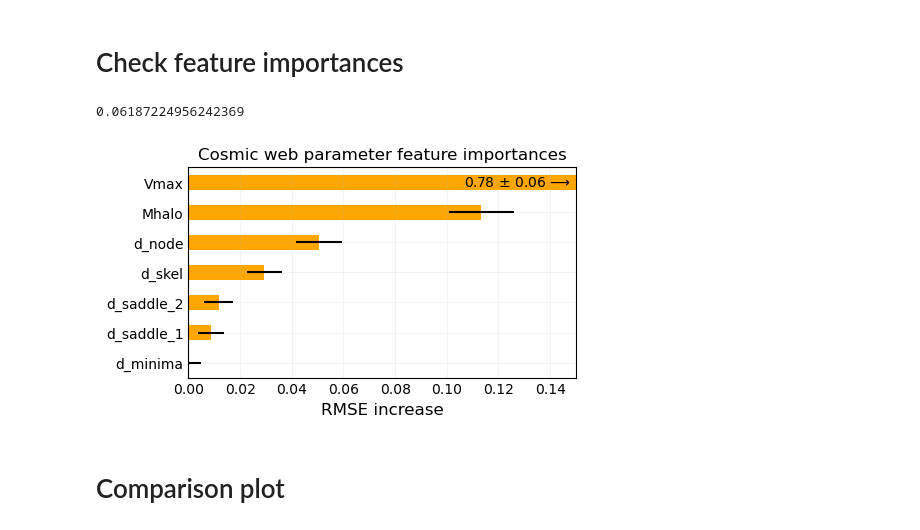
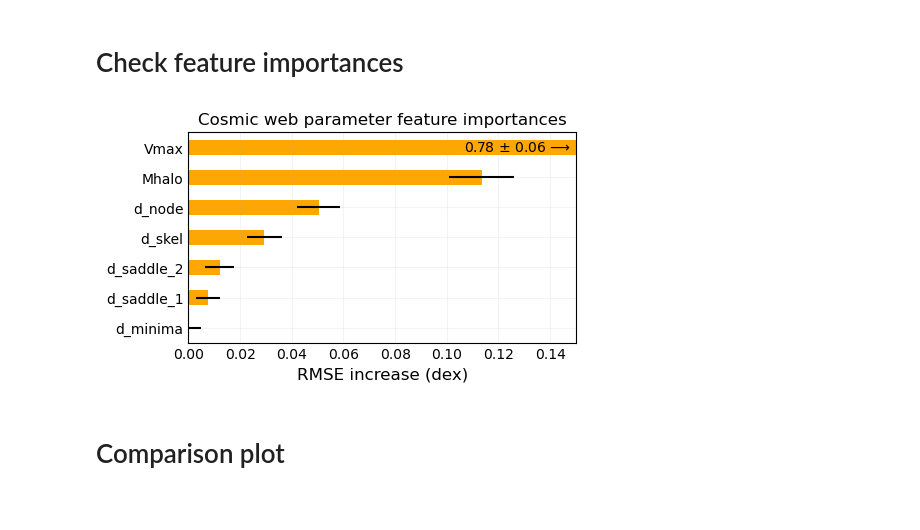
Before and after one commit to jwuphysics/halo-gnns, a Jupyter notebook: notebook/linking-length-tests/disperse_cosmic_web.ipynb, the cells around one changed output. Drawn from its saved outputs; the diff is of its cells as text; code cells hidden in the pictures.

```diff
--- a/notebook/linking-length-tests/disperse_cosmic_web.ipynb
+++ b/notebook/linking-length-tests/disperse_cosmic_web.ipynb
@@ -301,9 +307,9 @@ split = 6
 data_train = data[:k*train_test_frac_split] + data[(k+1)*train_test_frac_split:]
 data_valid = data[k*train_test_frac_split:(k+1)*train_test_frac_split]
 
-X_train_disperse = np.concatenate([torch.hstack([d.x[:, -2:], d.cosmic_web[:, :]]) for d in data_train], 0)
+X_train_disperse = np.concatenate([torch.hstack([d.x, d.cosmic_web[:, :]]) for d in data_train], 0)
 y_train = np.concatenate([d.y[:, 0] for d in data_train])
-X_valid_disperse = np.concatenate([torch.hstack([d.x[:, -2:], d.cosmic_web[:, :]]) for d in data_valid], 0)
+X_valid_disperse = np.concatenate([torch.hstack([d.x, d.cosmic_web[:, :]]) for d in data_valid], 0)
 y_valid = np.concatenate([d.y[:, 0] for d in data_valid])
 
 rf_disperse = RandomForestRegressor()
@@ -320,32 +326,28 @@ result = permutation_importance(
     n_jobs=15,
     scoring="neg_mean_squared_error"
 )
-# %%
-forest_importances.stds['Vmax']
-# %% [output]
-0.06187224956242369
 # %%
 forest_importances = pd.DataFrame(
     {
         "means": np.sqrt(result.importances_mean.clip(0)),
         "stds": np.sqrt(result.importances_std),
     },
     index=["Mhalo", "Vmax", "d_minima", "d_node", "d_saddle_1", "d_saddle_2", "d_skel"]
 ).sort_values("means")
 
 fig, ax = plt.subplots(figsize=(5, 3))
 forest_importances.means.plot.barh(xerr=forest_importances.stds, ax=ax, color=c4)
 ax.set_title("Cosmic web parameter feature importances", fontsize=12)
-ax.set_xlabel("RMSE increase", fontsize=12)
-ax.text(0.148, 6, f"{forest_importances.means['Vmax']:.2f} $\\pm$ {forest_importances.stds['Vmax']:.2f} ⟶", va="center", ha="right")
+ax.set_xlabel("RMSE increase (dex)", fontsize=12)
+ax.text(0.148, 5.9999, f"{forest_importances.means['Vmax']:.2f} $\\pm$ {forest_importances.stds['Vmax']:.2f} ⟶", va="center", ha="right")
 # ax.set_xscale('log')
 ax.set_xlim(0, 0.15)
 ax.tick_params(axis="both", length=0)
 ax.grid(alpha=0.15)
 plt.tight_layout()
 plt.savefig(f"{ROOT}/results/predicting-Mstar/cosmic_web_disperse/feature_importances.pdf")
 # %% [output]
-[figure, old version]
+[figure, new version]
 # %% [markdown]
 # Comparison plot
 # %%
```
Also changed, not shown: parts of 9 cells of this notebook, 2 other files.
